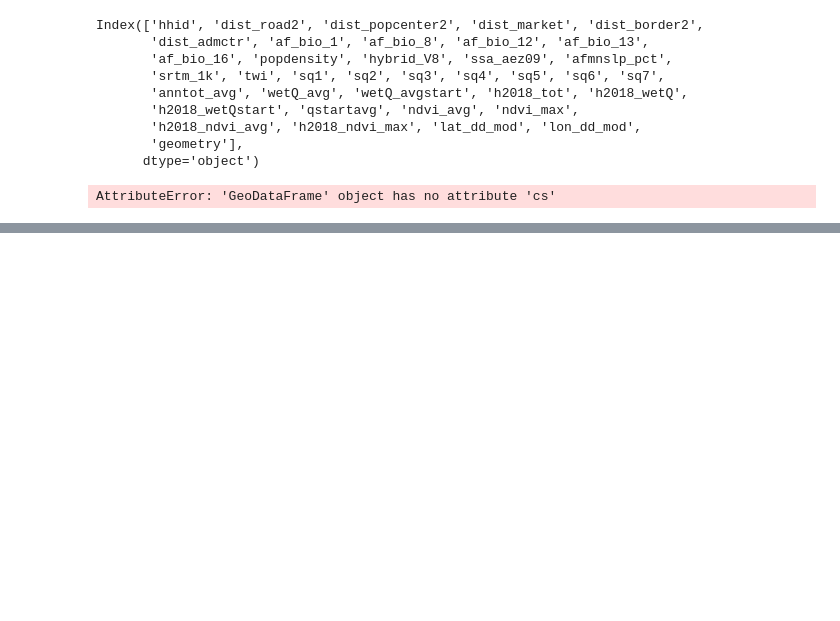
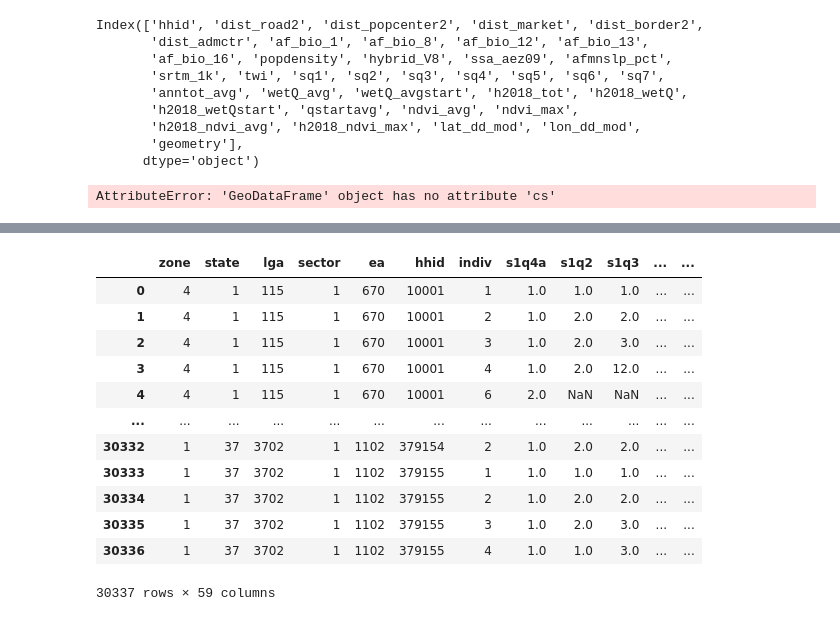
Before and after one commit to jpdoyle123/Fraym_Data_Case, a Jupyter notebook: Untitled.ipynb, the cells around one changed output, grey strips where cells are left out. Cells and saved outputs as stored; diff of their text form; code cells hidden in the pictures; blank space fills up the shorter version.

```diff
--- a/Untitled.ipynb
+++ b/Untitled.ipynb
@@ -122,0 +338,4 @@ Name: CS, Length: 5262, dtype: int64
+# %%
+demographics_df = pd.read_csv(
+    'sect1_harvestw4.csv'
+)
@@ -122,0 +346,16 @@ Name: CS, Length: 5262, dtype: int64
+# %%
+demographics_df
+# %% [output]
+|  | zone | state | lga | sector | ea | hhid | indiv | s1q4a | s1q2 | s1q3 | ... | ... |
+| 0 | 4 | 1 | 115 | 1 | 670 | 10001 | 1 | 1.0 | 1.0 | 1.0 | ... | ... |
+| 1 | 4 | 1 | 115 | 1 | 670 | 10001 | 2 | 1.0 | 2.0 | 2.0 | ... | ... |
+| 2 | 4 | 1 | 115 | 1 | 670 | 10001 | 3 | 1.0 | 2.0 | 3.0 | ... | ... |
+| 3 | 4 | 1 | 115 | 1 | 670 | 10001 | 4 | 1.0 | 2.0 | 12.0 | ... | ... |
+| 4 | 4 | 1 | 115 | 1 | 670 | 10001 | 6 | 2.0 | NaN | NaN | ... | ... |
+| ... | ... | ... | ... | ... | ... | ... | ... | ... | ... | ... | ... | ... |
+| 30332 | 1 | 37 | 3702 | 1 | 1102 | 379154 | 2 | 1.0 | 2.0 | 2.0 | ... | ... |
+| 30333 | 1 | 37 | 3702 | 1 | 1102 | 379155 | 1 | 1.0 | 1.0 | 1.0 | ... | ... |
+| 30334 | 1 | 37 | 3702 | 1 | 1102 | 379155 | 2 | 1.0 | 2.0 | 2.0 | ... | ... |
+| 30335 | 1 | 37 | 3702 | 1 | 1102 | 379155 | 3 | 1.0 | 2.0 | 3.0 | ... | ... |
+| 30336 | 1 | 37 | 3702 | 1 | 1102 | 379155 | 4 | 1.0 | 1.0 | 3.0 | ... | ... |
+30337 rows × 59 columns
```
Also changed, not shown: parts of 26 cells of this notebook, 1 other file.
